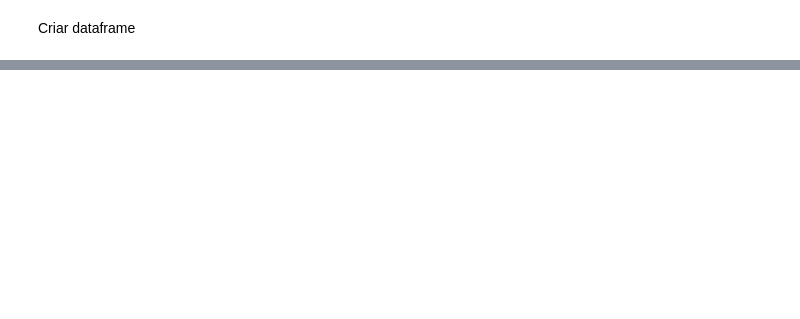
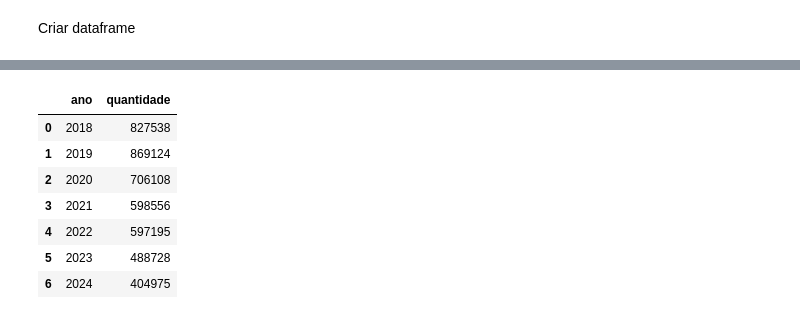
Before and after one commit to FlaviaCosta1037/analise_infracoes_transito, a Jupyter notebook: main.ipynb, the cells around one changed output, grey strips where cells are left out. Cells and saved outputs as stored; diff of their text form; code cells hidden in the pictures; blank space fills up the shorter version.

```diff
--- a/main.ipynb
+++ b/main.ipynb
@@ -64,0 +240,13 @@ print(df.head())
+# %%
+# Contagem por ano
+contar_ano = df.groupby(['ano']).size().reset_index(name='quantidade')
+contar_ano
+# %% [output]
+|  | ano | quantidade |
+| 0 | 2018 | 827538 |
+| 1 | 2019 | 869124 |
+| 2 | 2020 | 706108 |
+| 3 | 2021 | 598556 |
+| 4 | 2022 | 597195 |
+| 5 | 2023 | 488728 |
+| 6 | 2024 | 404975 |
```
Also changed, not shown: parts of 39 cells of this notebook, 1 other file.
